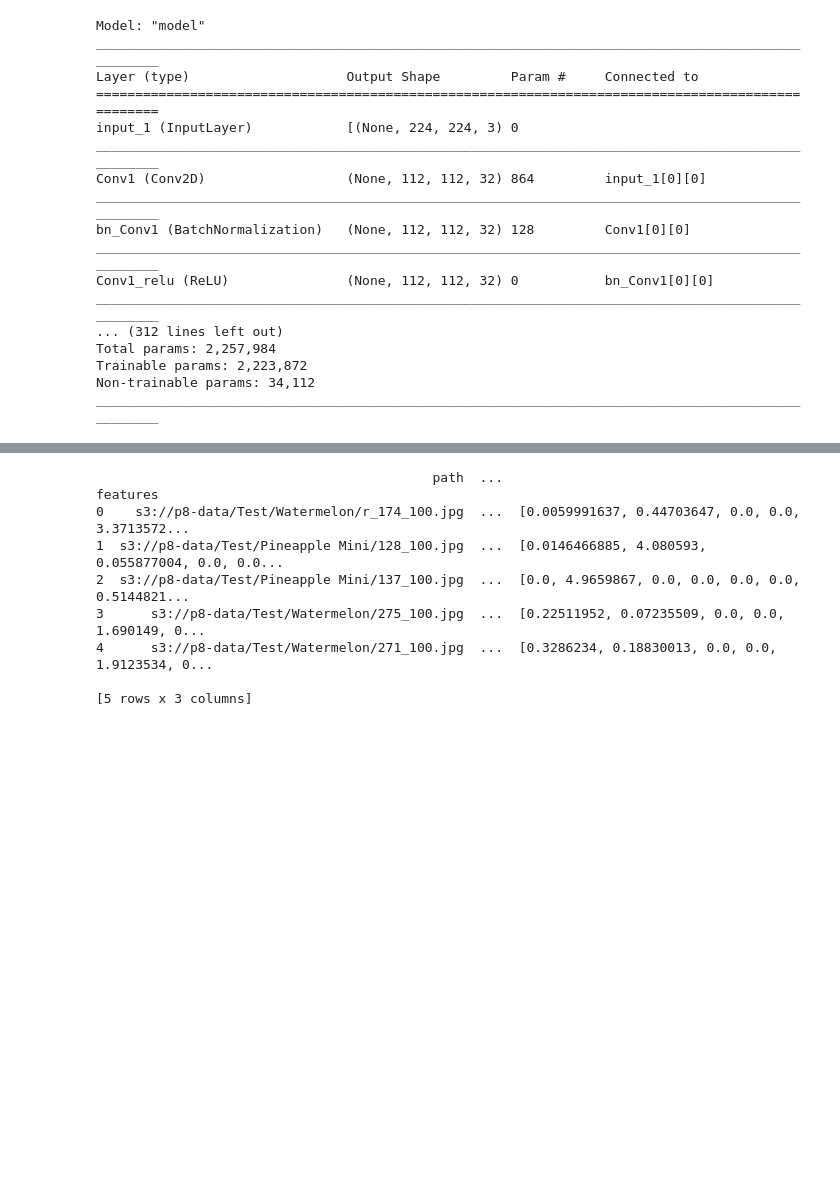
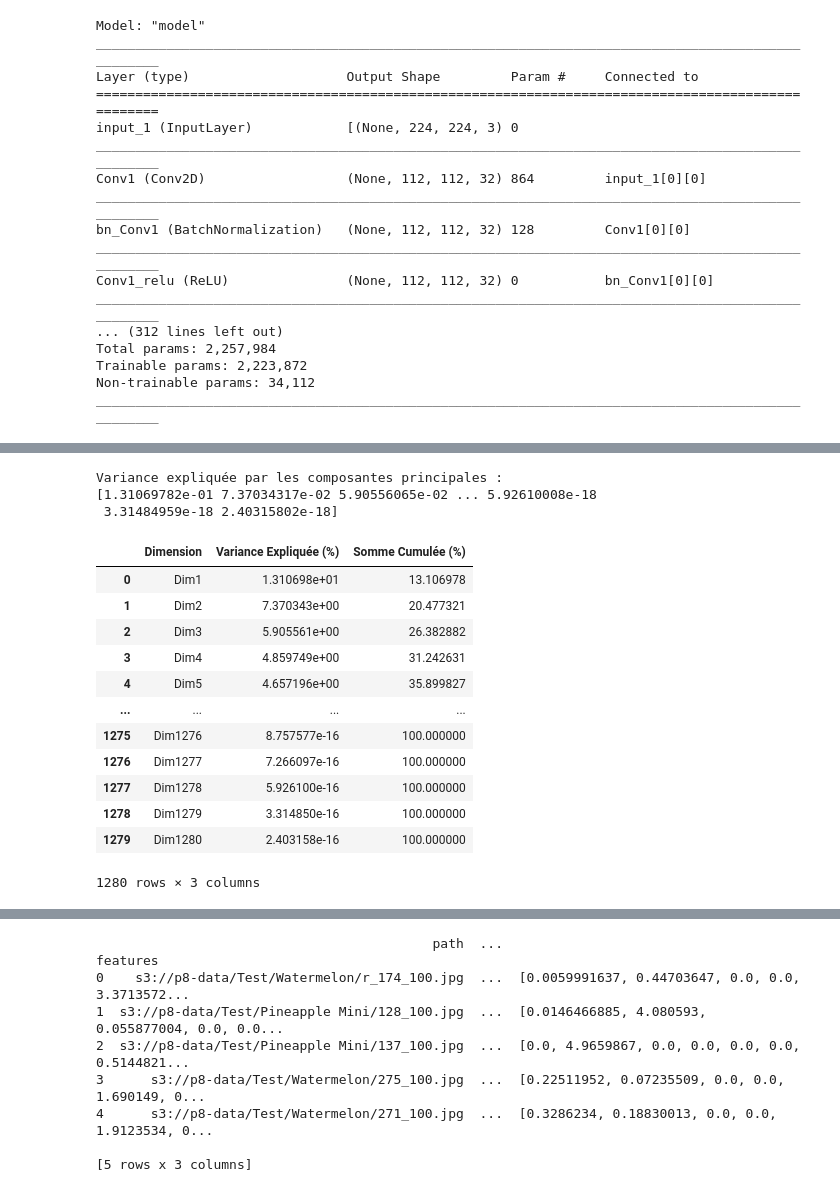
Before and after one commit to amadousysada/cloud-big-data-pyspark, a Jupyter notebook: notebook.ipynb, the cells around one changed output, grey strips where cells are left out. Saved outputs shown, nothing was run; the diff lists cells and outputs as text; code cells hidden in the pictures; blank space fills up the shorter version.

```diff
--- a/notebook.ipynb
+++ b/notebook.ipynb
@@ -1265,0 +217,3 @@ features_df.write.mode("overwrite").parquet(PATH_Result)
+# %%
+array_to_vector_udf = F.udf(array_to_vector, VectorUDT())
+features_df = features_df.withColumn("features_input", array_to_vector_udf(features_df["features"]))
@@ -1265,0 +231,15 @@ features_df.write.mode("overwrite").parquet(PATH_Result)
+# %%
+%%time
+scaler = StandardScaler(
+    inputCol="features_input",
+    outputCol="scaled_features",
+    withStd=True,
+    withMean=True
+)
+pca = PCA(
+    k=num_features,
+    inputCol=scaler.getOutputCol(),
+    outputCol="pca_features"
+)
+
+pipeline = Pipeline(stages=[scaler , pca])
@@ -1265,0 +255,33 @@ features_df.write.mode("overwrite").parquet(PATH_Result)
+# %%
+explained_variance = model.stages[-1].explainedVariance.toArray()
+print("Variance expliquée par les composantes principales :")
+print(explained_variance)
+# %% [output]
+Variance expliquée par les composantes principales :
+[1.31069782e-01 7.37034317e-02 5.90556065e-02 ... 5.92610008e-18
+ 3.31484959e-18 2.40315802e-18]
+# %%
+explained_variance = model.stages[-1].explainedVariance
+cumulative_variance = np.cumsum(explained_variance)
+
+df_results = pd.DataFrame({
+    'Dimension': ["Dim" + str(i+1) for i in range(len(explained_variance))],
+    'Variance Expliquée (%)': explained_variance * 100,
+    'Somme Cumulée (%)': cumulative_variance * 100
+})
+
+df_results
+# %% [output]
+|  | Dimension | Variance Expliquée (%) | Somme Cumulée (%) |
+| 0 | Dim1 | 1.310698e+01 | 13.106978 |
+| 1 | Dim2 | 7.370343e+00 | 20.477321 |
+| 2 | Dim3 | 5.905561e+00 | 26.382882 |
+| 3 | Dim4 | 4.859749e+00 | 31.242631 |
+| 4 | Dim5 | 4.657196e+00 | 35.899827 |
+| ... | ... | ... | ... |
+| 1275 | Dim1276 | 8.757577e-16 | 100.000000 |
+| 1276 | Dim1277 | 7.266097e-16 | 100.000000 |
+| 1277 | Dim1278 | 5.926100e-16 | 100.000000 |
+| 1278 | Dim1279 | 3.314850e-16 | 100.000000 |
+| 1279 | Dim1280 | 2.403158e-16 | 100.000000 |
+1280 rows × 3 columns
```
Also changed, not shown: parts of 92 cells of this notebook.
